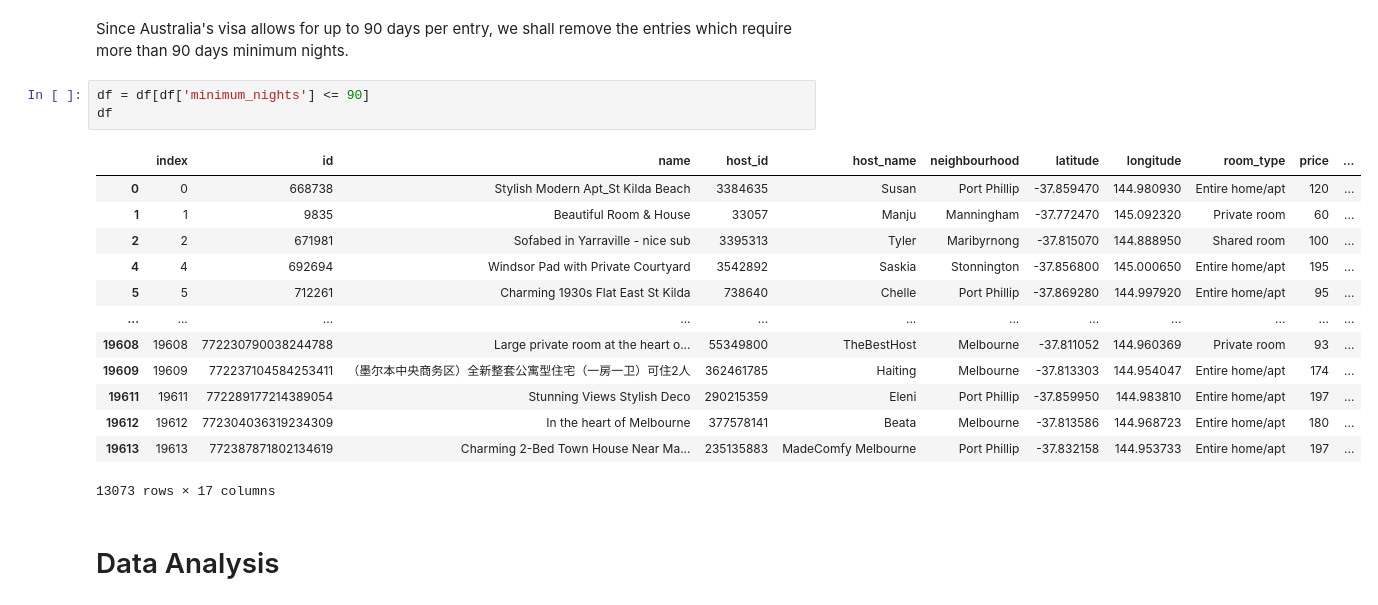
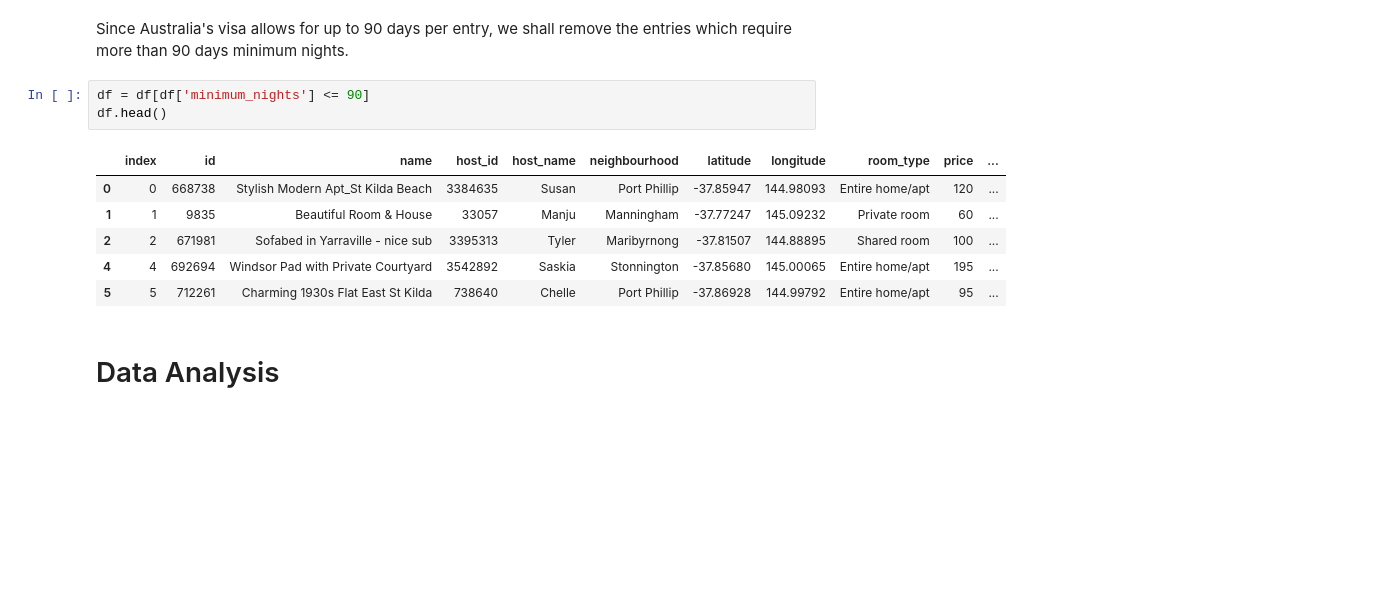
Before and after one commit to khairulhazril/Airbnb-Analysis, a Jupyter notebook: Airbnb Analysis.ipynb, the cells around one changed output. Drawn from its saved outputs; the diff is of its cells as text; blank space fills up the shorter version.

```diff
--- a/Airbnb Analysis.ipynb
+++ b/Airbnb Analysis.ipynb
@@ -141,21 +141,14 @@ Name: minimum_nights, dtype: int64
 Since Australia's visa allows for up to 90 days per entry, we shall remove the entries which require more than 90 days minimum nights.
 # %%
 df = df[df['minimum_nights'] <= 90]
-df
+df.head()
 # %% [output]
 |  | index | id | name | host_id | host_name | neighbourhood | latitude | longitude | room_type | price | ... |
-| 0 | 0 | 668738 | Stylish Modern Apt_St Kilda Beach | 3384635 | Susan | Port Phillip | -37.859470 | 144.980930 | Entire home/apt | 120 | ... |
-| 1 | 1 | 9835 | Beautiful Room & House | 33057 | Manju | Manningham | -37.772470 | 145.092320 | Private room | 60 | ... |
-| 2 | 2 | 671981 | Sofabed in Yarraville - nice sub | 3395313 | Tyler | Maribyrnong | -37.815070 | 144.888950 | Shared room | 100 | ... |
-| 4 | 4 | 692694 | Windsor Pad with Private Courtyard | 3542892 | Saskia | Stonnington | -37.856800 | 145.000650 | Entire home/apt | 195 | ... |
-| 5 | 5 | 712261 | Charming 1930s Flat East St Kilda | 738640 | Chelle | Port Phillip | -37.869280 | 144.997920 | Entire home/apt | 95 | ... |
-| ... | ... | ... | ... | ... | ... | ... | ... | ... | ... | ... | ... |
-| 19608 | 19608 | 772230790038244788 | Large private room at the heart o... | 55349800 | TheBestHost | Melbourne | -37.811052 | 144.960369 | Private room | 93 | ... |
-| 19609 | 19609 | 772237104584253411 | （墨尔本中央商务区）全新整套公寓型住宅（一房一卫）可住2人 | 362461785 | Haiting | Melbourne | -37.813303 | 144.954047 | Entire home/apt | 174 | ... |
-| 19611 | 19611 | 772289177214389054 | Stunning Views Stylish Deco | 290215359 | Eleni | Port Phillip | -37.859950 | 144.983810 | Entire home/apt | 197 | ... |
-| 19612 | 19612 | 772304036319234309 | In the heart of Melbourne | 377578141 | Beata | Melbourne | -37.813586 | 144.968723 | Entire home/apt | 180 | ... |
-| 19613 | 19613 | 772387871802134619 | Charming 2-Bed Town House Near Ma... | 235135883 | MadeComfy Melbourne | Port Phillip | -37.832158 | 144.953733 | Entire home/apt | 197 | ... |
+| 0 | 0 | 668738 | Stylish Modern Apt_St Kilda Beach | 3384635 | Susan | Port Phillip | -37.85947 | 144.98093 | Entire home/apt | 120 | ... |
+| 1 | 1 | 9835 | Beautiful Room & House | 33057 | Manju | Manningham | -37.77247 | 145.09232 | Private room | 60 | ... |
+| 2 | 2 | 671981 | Sofabed in Yarraville - nice sub | 3395313 | Tyler | Maribyrnong | -37.81507 | 144.88895 | Shared room | 100 | ... |
+| 4 | 4 | 692694 | Windsor Pad with Private Courtyard | 3542892 | Saskia | Stonnington | -37.85680 | 145.00065 | Entire home/apt | 195 | ... |
+| 5 | 5 | 712261 | Charming 1930s Flat East St Kilda | 738640 | Chelle | Port Phillip | -37.86928 | 144.99792 | Entire home/apt | 95 | ... |
-13073 rows × 17 columns
 # %% [markdown]
 # Data Analysis
 # %% [markdown]
```
